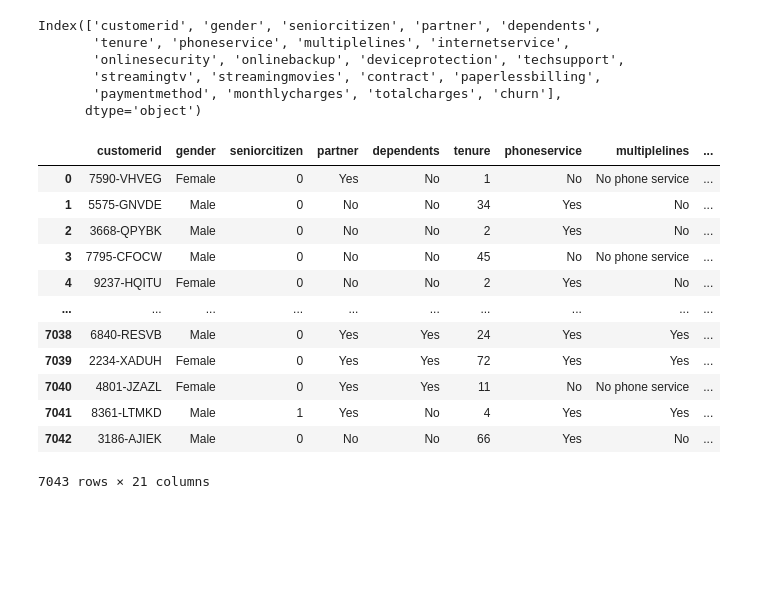
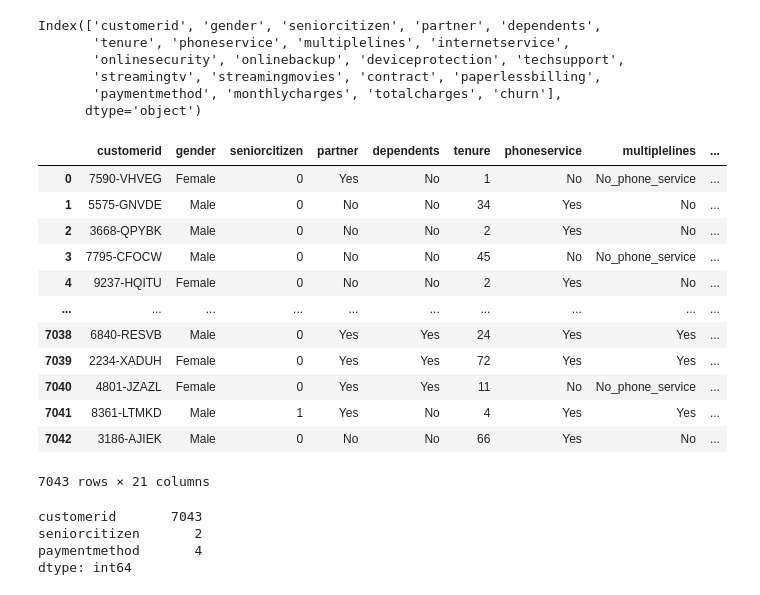
Before and after one commit to SalmenzarZV/preparing_dataset, a Jupyter notebook: preparing_dataset.ipynb, the cells around one changed output. Cells and saved outputs as stored; diff of their text form; code cells hidden in the pictures; blank space fills up the shorter version.

```diff
--- a/preparing_dataset.ipynb
+++ b/preparing_dataset.ipynb
@@ -61,19 +61,19 @@ Index(['customerid', 'gender', 'seniorcitizen', 'partner', 'dependents',
        'paymentmethod', 'monthlycharges', 'totalcharges', 'churn'],
       dtype='object')
 # %%
-df.replace('_', ' ', True)
+df = df.replace(' ', '_', regex=True)
 df
 # %% [output]
 |  | customerid | gender | seniorcitizen | partner | dependents | tenure | phoneservice | multiplelines | ... |
-| 0 | 7590-VHVEG | Female | 0 | Yes | No | 1 | No | No phone service | ... |
+| 0 | 7590-VHVEG | Female | 0 | Yes | No | 1 | No | No_phone_service | ... |
 | 1 | 5575-GNVDE | Male | 0 | No | No | 34 | Yes | No | ... |
 | 2 | 3668-QPYBK | Male | 0 | No | No | 2 | Yes | No | ... |
-| 3 | 7795-CFOCW | Male | 0 | No | No | 45 | No | No phone service | ... |
+| 3 | 7795-CFOCW | Male | 0 | No | No | 45 | No | No_phone_service | ... |
 | 4 | 9237-HQITU | Female | 0 | No | No | 2 | Yes | No | ... |
 | ... | ... | ... | ... | ... | ... | ... | ... | ... | ... |
 | 7038 | 6840-RESVB | Male | 0 | Yes | Yes | 24 | Yes | Yes | ... |
 | 7039 | 2234-XADUH | Female | 0 | Yes | Yes | 72 | Yes | Yes | ... |
-| 7040 | 4801-JZAZL | Female | 0 | Yes | Yes | 11 | No | No phone service | ... |
+| 7040 | 4801-JZAZL | Female | 0 | Yes | Yes | 11 | No | No_phone_service | ... |
 | 7041 | 8361-LTMKD | Male | 1 | Yes | No | 4 | Yes | Yes | ... |
 | 7042 | 3186-AJIEK | Male | 0 | No | No | 66 | Yes | No | ... |
 7043 rows × 21 columns
@@ -79,0 +86,10 @@ df
+# %%
+# Check for categorical columns how many different values they have.
+# Suponemos que las columnas categóricas son:
+categorical_cols = ['customerid', 'seniorcitizen', 'paymentmethod']
+df[categorical_cols].nunique()
+# %% [output]
+customerid       7043
+seniorcitizen       2
+paymentmethod       4
+dtype: int64
```
Also changed, not shown: parts of 3 cells of this notebook.
